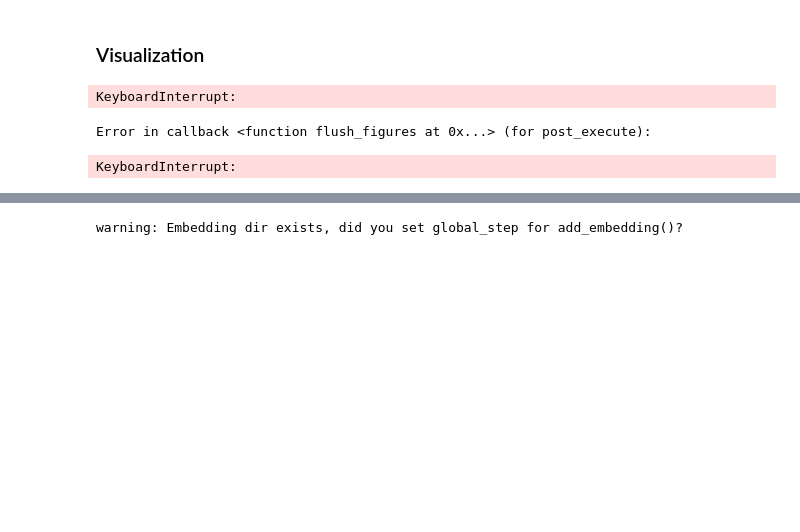
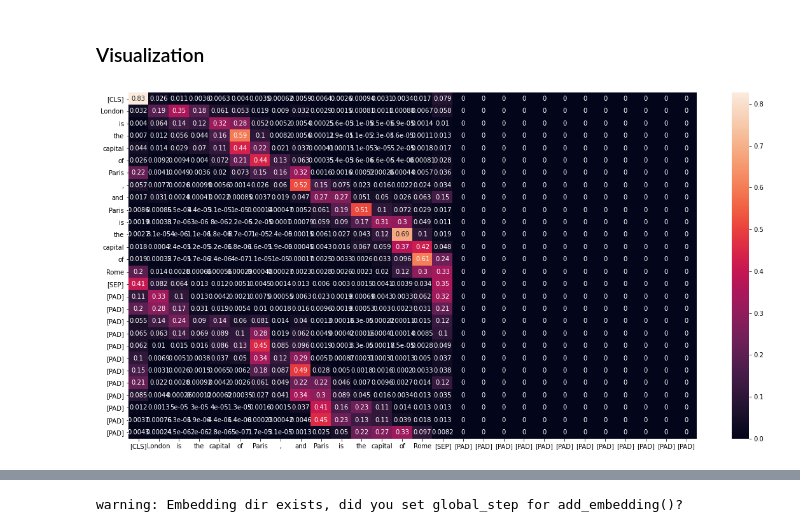
Before and after one commit to dhh21/SpaceWars, a Jupyter notebook: SpaceWars.ipynb, the cells around one changed output, grey strips where cells are left out. Saved outputs shown, nothing was run; the diff lists cells and outputs as text; code cells hidden in the pictures; blank space fills up the shorter version.

Commit message:
clean error logs

```diff
--- a/SpaceWars.ipynb
+++ b/SpaceWars.ipynb
@@ -446,23 +433,21 @@ odict_keys(['last_hidden_state', 'pooler_output', 'attentions'])
 # %%
 import pandas as pd
 import matplotlib.pyplot as plt
 import seaborn as sns
 
 %matplotlib inline
 plt.figure(figsize=(20, 10))
 
-layer_id = 5
+layer_id = 6
 sent_id = 0
-head_id = 1
+head_id = 11
 
 tokens = tokenizer.convert_ids_to_tokens(encoded_input['input_ids'][sent_id])
 attention = pd.DataFrame(output.attentions[layer_id][sent_id][head_id].detach().numpy(), index=tokens, columns=tokens)
 
 ax = sns.heatmap(attention, annot=True)
 # %% [output]
-KeyboardInterrupt:
-Error in callback <function flush_figures at 0x...> (for post_execute):
-KeyboardInterrupt:
+[figure, added]
 # %%
 from sklearn.decomposition import PCA
 # %%
```
Also changed, not shown: parts of 16 cells of this notebook.
